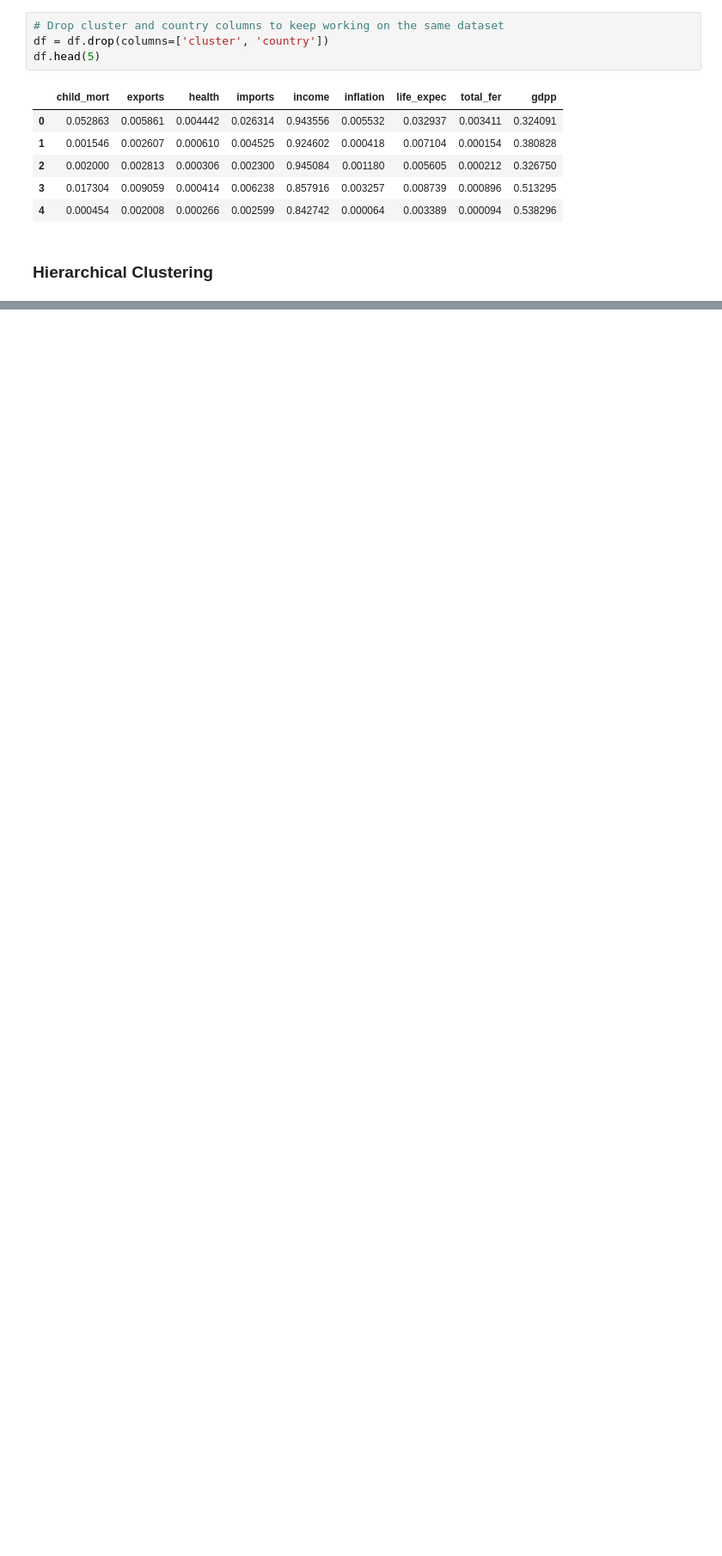
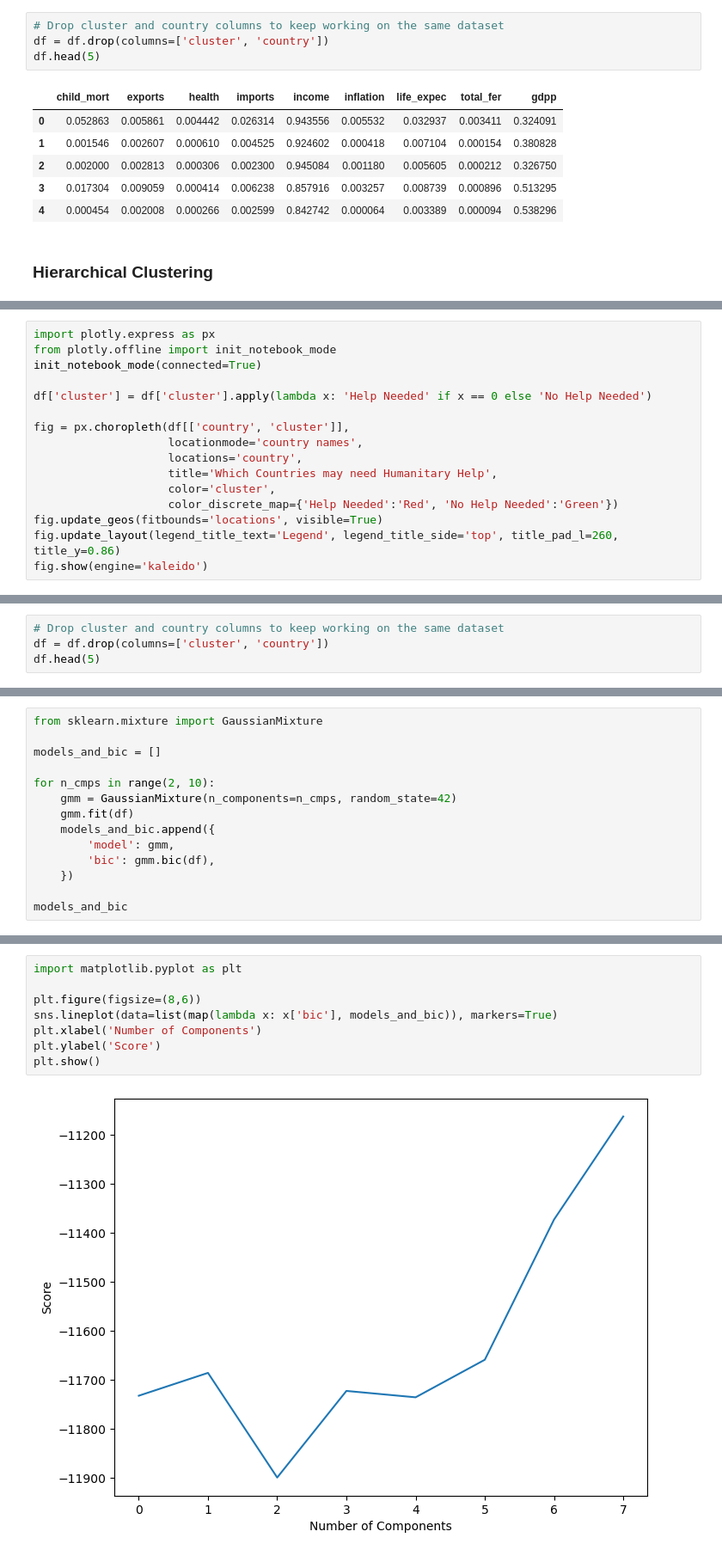
Before and after one commit to mciccale/countries-clustering, a Jupyter notebook: notebooks/analysis.ipynb, the cells around one changed output, grey strips where cells are left out. Shown at 86% size. Cells and saved outputs as stored; diff of their text form; blank space fills up the shorter version.

```diff
--- a/notebooks/analysis.ipynb
+++ b/notebooks/analysis.ipynb
@@ -223,0 +343,16 @@ df.head(5)
+# %%
+import plotly.express as px
+from plotly.offline import init_notebook_mode
+init_notebook_mode(connected=True)
+
+df['cluster'] = df['cluster'].apply(lambda x: 'Help Needed' if x == 0 else 'No Help Needed')
+
+fig = px.choropleth(df[['country', 'cluster']],
+                    locationmode='country names',
+                    locations='country',
+                    title='Which Countries may need Humanitary Help',
+                    color='cluster',
+                    color_discrete_map={'Help Needed':'Red', 'No Help Needed':'Green'})
+fig.update_geos(fitbounds='locations', visible=True)
+fig.update_layout(legend_title_text='Legend', legend_title_side='top', title_pad_l=260, title_y=0.86)
+fig.show(engine='kaleido')
@@ -223,0 +361,4 @@ df.head(5)
+# %%
+# Drop cluster and country columns to keep working on the same dataset
+df = df.drop(columns=['cluster', 'country'])
+df.head(5)
@@ -223,0 +374,14 @@ df.head(5)
+# %%
+from sklearn.mixture import GaussianMixture
+
+models_and_bic = []
+
+for n_cmps in range(2, 10):
+    gmm = GaussianMixture(n_components=n_cmps, random_state=42)
+    gmm.fit(df)
+    models_and_bic.append({
+        'model': gmm,
+        'bic': gmm.bic(df),
+    })
+
+models_and_bic
@@ -223,0 +405,10 @@ df.head(5)
+# %%
+import matplotlib.pyplot as plt
+
+plt.figure(figsize=(8,6))
+sns.lineplot(data=list(map(lambda x: x['bic'], models_and_bic)), markers=True)
+plt.xlabel('Number of Components')
+plt.ylabel('Score')
+plt.show()
+# %% [output]
+[figure, added]
```
Also changed, not shown: parts of 23 cells of this notebook, 1 other file.
